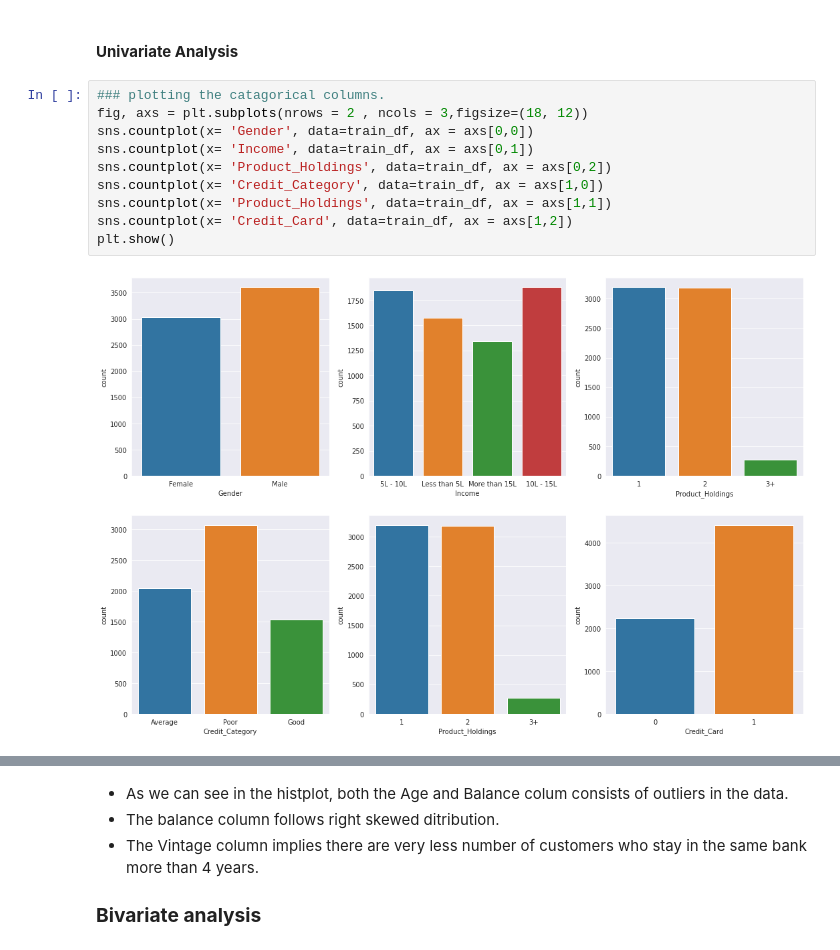
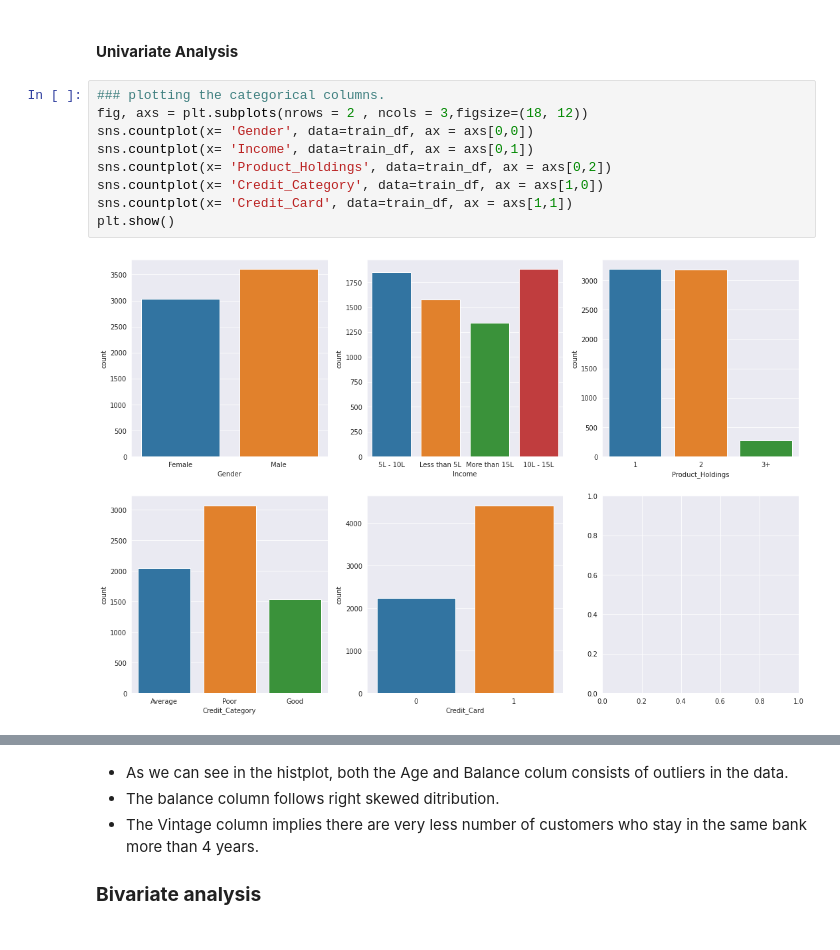
Before and after one commit to JozJozmin/Churn-Prediction-ML, a Jupyter notebook: Churn_Prediction_Improved_model.ipynb, the cells around one changed output, grey strips where cells are left out. Cells and saved outputs as stored; diff of their text form.

```diff
--- a/Churn_Prediction_Improved_model.ipynb
+++ b/Churn_Prediction_Improved_model.ipynb
@@ -218,15 +218,14 @@ Great! we don't have any missing values in the given datasets
 # %% [markdown]
 #### **Univariate Analysis**
 # %%
-### plotting the catagorical columns.
+### plotting the categorical columns.
 fig, axs = plt.subplots(nrows = 2 , ncols = 3,figsize=(18, 12))
 sns.countplot(x= 'Gender', data=train_df, ax = axs[0,0])
 sns.countplot(x= 'Income', data=train_df, ax = axs[0,1])
 sns.countplot(x= 'Product_Holdings', data=train_df, ax = axs[0,2])
 sns.countplot(x= 'Credit_Category', data=train_df, ax = axs[1,0])
-sns.countplot(x= 'Product_Holdings', data=train_df, ax = axs[1,1])
-sns.countplot(x= 'Credit_Card', data=train_df, ax = axs[1,2])
+sns.countplot(x= 'Credit_Card', data=train_df, ax = axs[1,1])
 plt.show()
 # %% [output]
-[figure, old version]
+[figure, new version]
 # %%
```
Also changed, not shown: parts of 5 cells of this notebook.
